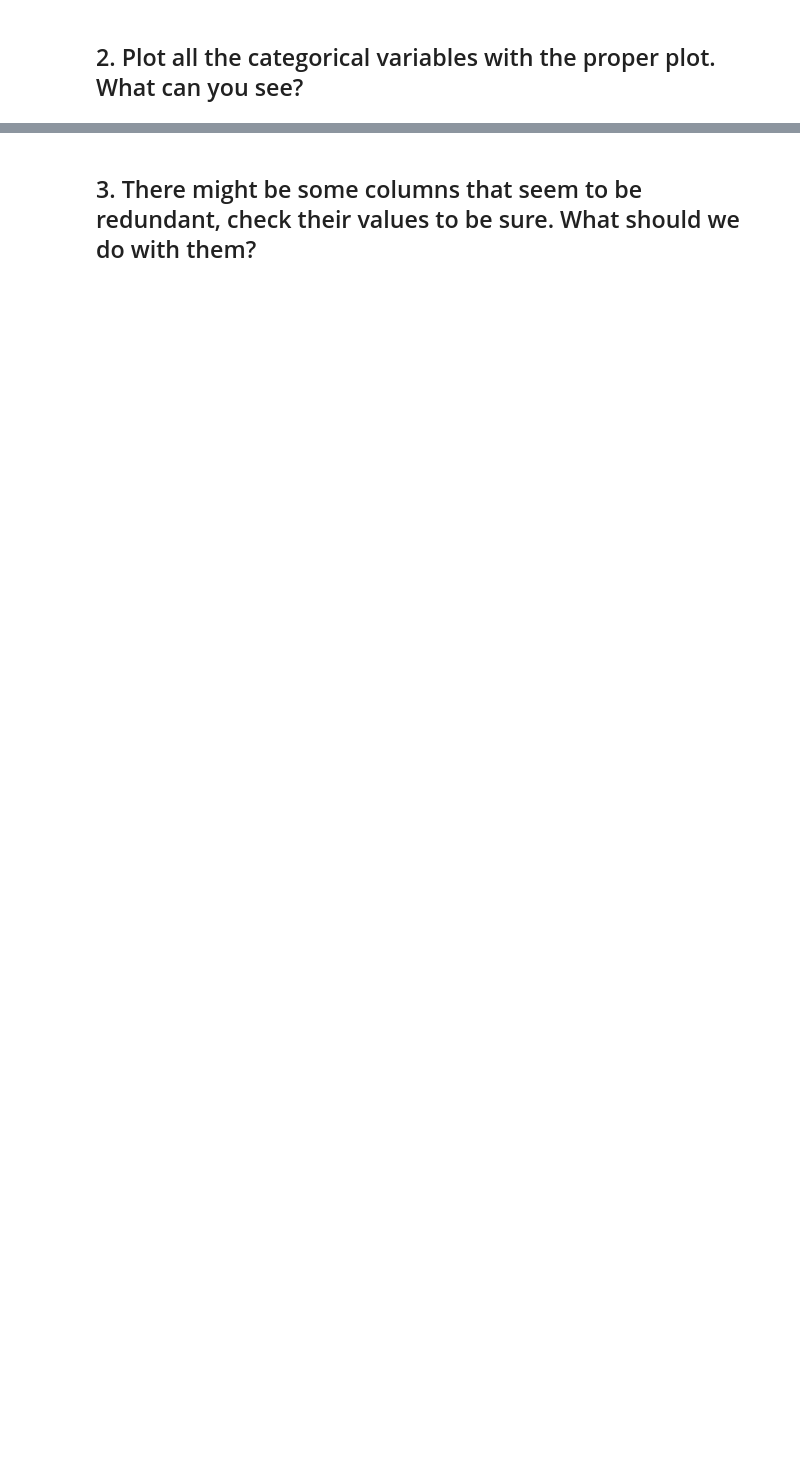
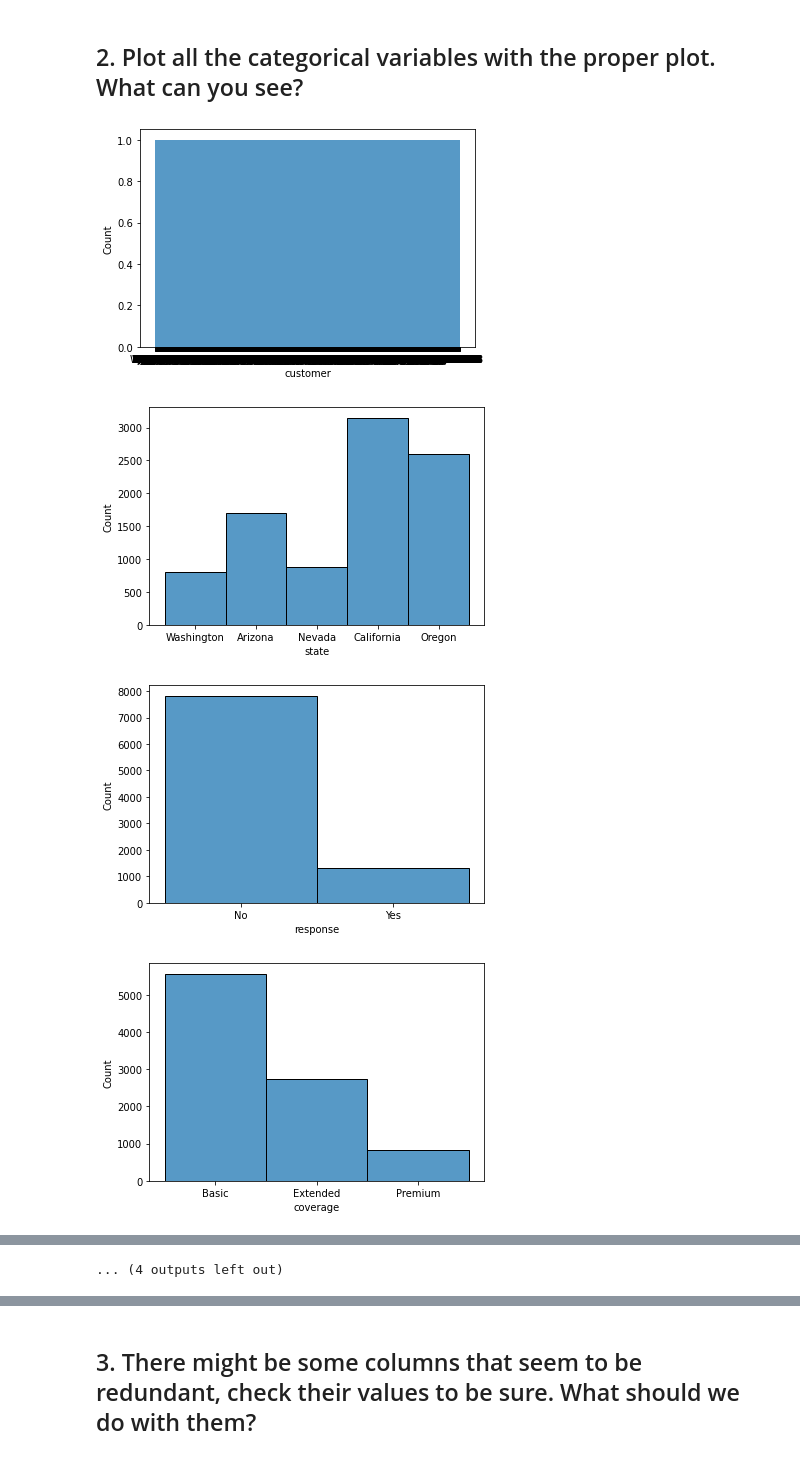
Before and after one commit to Ironhack-Data-0621-Remote/lab-feature-extraction, a Jupyter notebook: Solutions.ipynb, the cells around one changed output, grey strips where cells are left out. Saved outputs shown, nothing was run; the diff lists cells and outputs as text; code cells hidden in the pictures; blank space fills up the shorter version.

Commit message:
lab-feature-extraction [ignacio]

````diff
--- a/Solutions.ipynb
+++ b/Solutions.ipynb
@@ -4,0 +12,2 @@ For this lab, we will be using the same dataset we used in the previous labs. We
+# %%
+customer_df = pd.read_csv("/Users/ignaciolorenzoqueralt/Documents/Ironhack/labs/lab-cleaning-numerical-data/files_for_lab/we_fn_use_c_marketing_customer_value_analysis.csv")
@@ -9,3 +22,6 @@ For this lab, we will be using the same dataset we used in the previous labs. We
 categoricals = data.select_dtypes(np.object)
 categoricals.head()
 ```
+# %%
+categoricals = customer_df.select_dtypes(np.object)
+categoricals.head(3)
@@ -12,2 +35,15 @@ categoricals.head()
 # %% [markdown]
 ## 2. Plot all the categorical variables with the proper plot. What can you see?
+# %%
+def plot_categoricals(df):
+    categoricals = df.select_dtypes(object)
+    for c in categoricals.columns:
+        sns.histplot(df[c])
+        plt.show()
+# %%
+plot_categoricals(customer_df)
+# %% [output]
+[figure, added]
+[figure, added]
+[figure, added]
+[figure, added]
@@ -13,0 +58 @@ categoricals.head()
+... (4 outputs left out)
````
Also changed, not shown: parts of 11 cells of this notebook.
